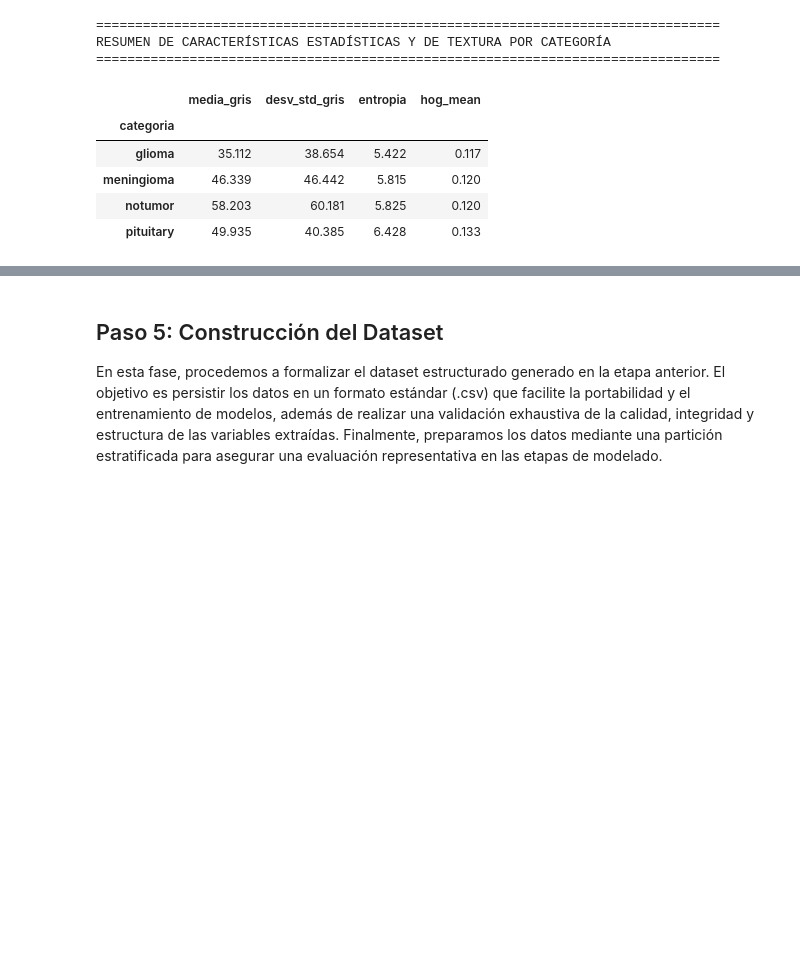
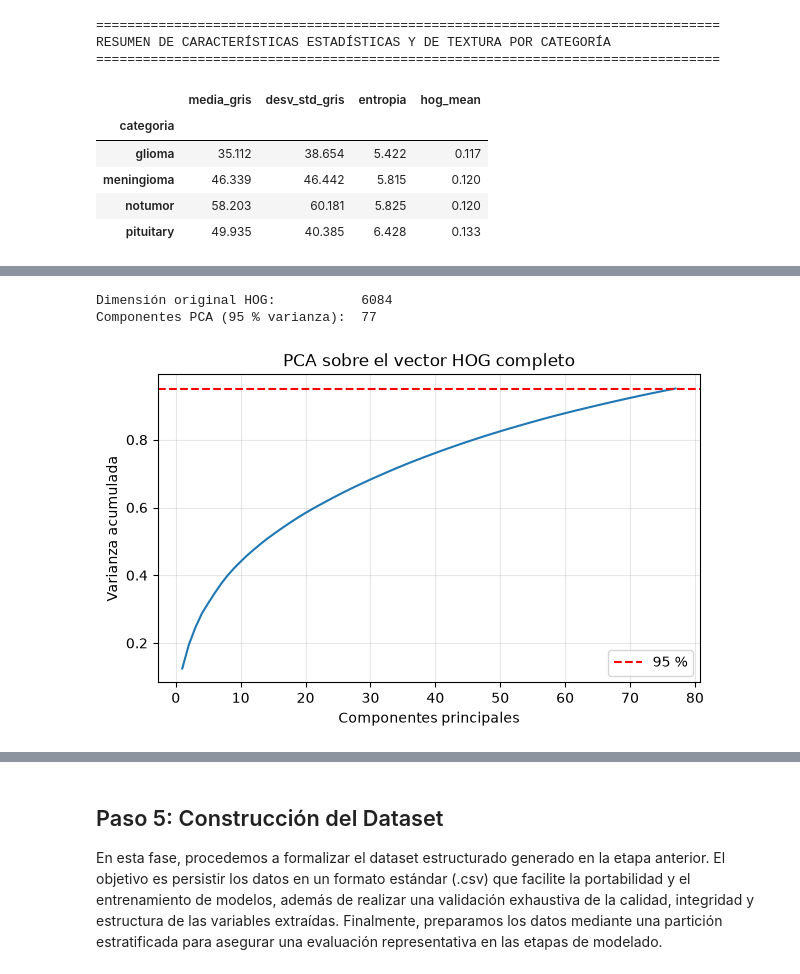
Before and after one commit to Alelop-Itu/TUMORES-CEREBRALES, a Jupyter notebook: Tumores cerebrales.ipynb, the cells around one changed output, grey strips where cells are left out. Cells and saved outputs as stored; diff of their text form; code cells hidden in the pictures; blank space fills up the shorter version.

```diff
--- a/Tumores cerebrales.ipynb
+++ b/Tumores cerebrales.ipynb
@@ -1125,8 +1144,9 @@ Se extraen dos descriptores de textura clásicos:
 # %%
 def extraer_caracteristicas_textura(img_gray_norm):
     """
-    Extrae el histograma de Local Binary Patterns (LBP) y un resumen del
-    descriptor Histogram of Oriented Gradients (HOG) de una imagen en escala de grises.
+    Extrae el histograma de Local Binary Patterns (LBP) y el vector completo
+    del descriptor Histogram of Oriented Gradients (HOG) de una imagen en
+    escala de grises. También devuelve hog_mean y hog_std como resumen.
     """
     img_uint8 = (img_gray_norm * 255).astype('uint8')
 
@@ -1138,19 +1158,22 @@ def extraer_caracteristicas_textura(img_gray_norm):
     hist_lbp = hist_lbp.astype('float')
     hist_lbp /= (hist_lbp.sum() + 1e-7)
 
-    # Histogram of Oriented Gradients
+    # Histogram of Oriented Gradients (vector completo)
     vector_hog = hog(img_gray_norm, orientations=9, pixels_per_cell=(16, 16),
-                      cells_per_block=(2, 2), block_norm='L2-Hys', transform_sqrt=True)
+                     cells_per_block=(2, 2), block_norm='L2-Hys',
+                     transform_sqrt=True).astype('float32')
 
     return {
         'lbp_hist': hist_lbp,
-        'hog_mean': vector_hog.mean(),
-        'hog_std': vector_hog.std(),
+        'hog_vector': vector_hog,
+        'hog_mean': float(vector_hog.mean()),
+        'hog_std': float(vector_hog.std()),
         'hog_dim': len(vector_hog)
     }
 
 carac_textura = extraer_caracteristicas_textura(gray_norm)
 print("Histograma LBP (10 bins):", np.round(carac_textura['lbp_hist'], 3))
-print(f"HOG -> media: {carac_textura['hog_mean']:.4f}, std: {carac_textura['hog_std']:.4f}, dimensión: {carac_textura['hog_dim']}")
+print(f"HOG -> dimensión del vector completo: {carac_textura['hog_dim']}")
+print(f"HOG -> media: {carac_textura['hog_mean']:.4f}, std: {carac_textura['hog_std']:.4f}")
 # %% [output]
 Histograma LBP (10 bins): [0.036 0.057 0.04  0.076 0.162 0.087 0.055 0.055 0.348 0.084]
@@ -1312,0 +1372,62 @@ RESUMEN DE CARACTERÍSTICAS ESTADÍSTICAS Y DE TEXTURA POR CATEGORÍA
+# %%
+from sklearn.decomposition import PCA
+from sklearn.preprocessing import StandardScaler
+from sklearn.pipeline import Pipeline
+import joblib
+
+directorio_trabajo = "./data_proyecto"
+os.makedirs(directorio_trabajo, exist_ok=True)
+
+mask_train = (df_caracteristicas['set'] == 'Training').values
+mask_test = ~mask_train
+
+if mask_train.sum() < 2:
+    raise ValueError("No hay suficientes imágenes de Training en la muestra para ajustar el PCA.")
+
+# Pipeline: escalado + PCA (95 % de varianza)
+pipe_hog = Pipeline([
+    ('scaler', StandardScaler()),
+    ('pca', PCA(n_components=0.95, svd_solver='full', random_state=42))
+])
+
+# Ajuste SOLO con Training
+hog_train_pca = pipe_hog.fit_transform(df_hog.loc[mask_train])
+hog_test_pca = pipe_hog.transform(df_hog.loc[mask_test]) if mask_test.any() else np.empty((0, hog_train_pca.shape[1]))
+
+n_comp = pipe_hog.named_steps['pca'].n_components_
+print(f"Dimensión original HOG:           {df_hog.shape[1]}")
+print(f"Componentes PCA (95 % varianza):  {n_comp}")
+
+# Curva de varianza acumulada
+var_acum = np.cumsum(pipe_hog.named_steps['pca'].explained_variance_ratio_)
+plt.figure(figsize=(7, 4))
+plt.plot(range(1, len(var_acum) + 1), var_acum)
+plt.axhline(0.95, color='r', linestyle='--', label='95 %')
+plt.xlabel('Componentes principales')
+plt.ylabel('Varianza acumulada')
+plt.title('PCA sobre el vector HOG completo')
+plt.legend()
+plt.grid(alpha=0.3)
+plt.show()
+
+# Construcción del dataset final: tabular + componentes HOG-PCA
+cols_pca = [f'hog_pca_{i}' for i in range(n_comp)]
+df_hog_pca = pd.DataFrame(np.nan, index=df_caracteristicas.index, columns=cols_pca, dtype='float32')
+df_hog_pca.loc[mask_train, :] = hog_train_pca
+if mask_test.any():
+    df_hog_pca.loc[mask_test, :] = hog_test_pca
+
+df_final = pd.concat(
+    [df_caracteristicas.drop(columns=['hog_mean', 'hog_std']), df_hog_pca], axis=1
+)
+
+ruta_final = os.path.join(directorio_trabajo, 'dataset_tumores_hog_pca.csv')
+df_final.to_csv(ruta_final, index=False, encoding='utf-8')
+joblib.dump(pipe_hog, os.path.join(directorio_trabajo, 'pipeline_hog_pca.pkl'))
+
+print(f"Dataset final con HOG-PCA: {df_final.shape} -> {ruta_final}")
+print("Pipeline guardado en: pipeline_hog_pca.pkl")
+# %% [output]
+Dimensión original HOG:           6084
+Componentes PCA (95 % varianza):  77
+[figure, added]
```
Also changed, not shown: parts of 9 cells of this notebook.
